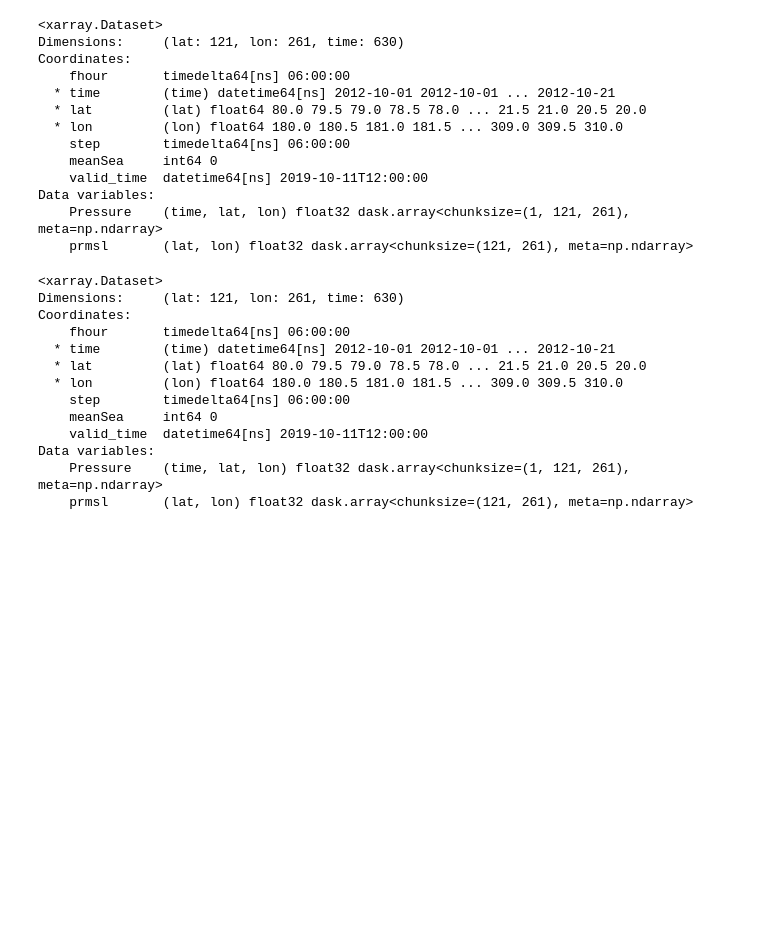
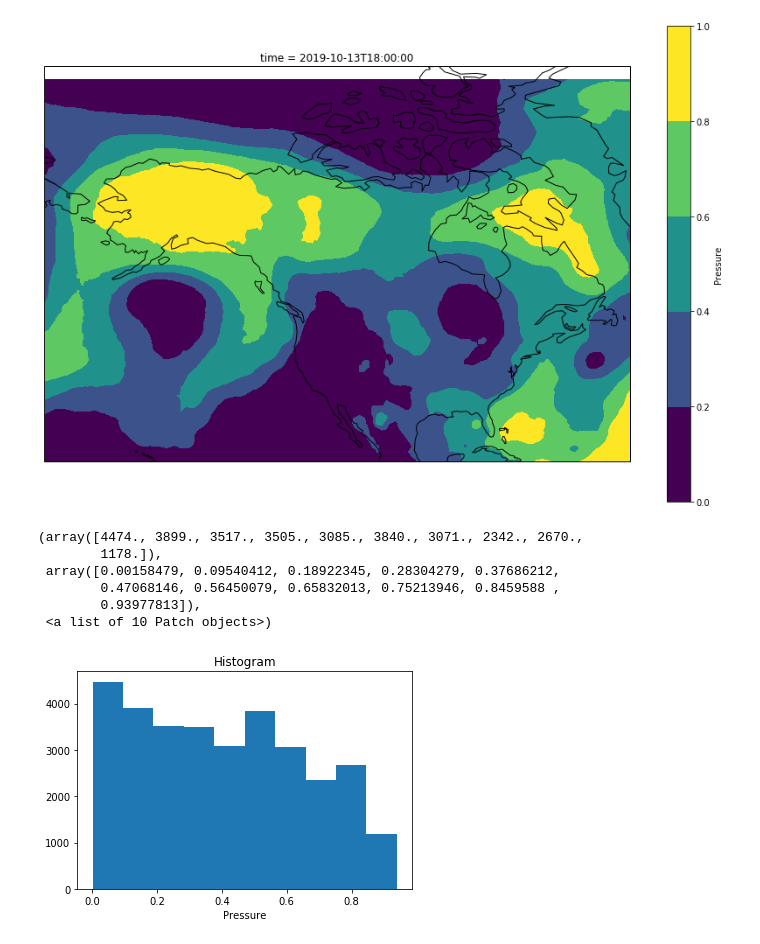
Before and after one commit to aaTman/espr_legacy, a Jupyter notebook: src/test_interp_percentiles.ipynb, the cells around one changed output. Drawn from its saved outputs; the diff is of its cells as text; code cells hidden in the pictures; blank space fills up the shorter version.

```diff
--- a/src/test_interp_percentiles.ipynb
+++ b/src/test_interp_percentiles.ipynb
@@ -88,16 +137,0 @@ merged = xr.merge([mc_mu,gefs_renamed.chunk()])
-# %%
-merged
-# %% [output]
-<xarray.Dataset>
-Dimensions:     (lat: 121, lon: 261, time: 630)
-Coordinates:
-    fhour       timedelta64[ns] 06:00:00
-  * time        (time) datetime64[ns] 2012-10-01 2012-10-01 ... 2012-10-21
-  * lat         (lat) float64 80.0 79.5 79.0 78.5 78.0 ... 21.5 21.0 20.5 20.0
-  * lon         (lon) float64 180.0 180.5 181.0 181.5 ... 309.0 309.5 310.0
-    step        timedelta64[ns] 06:00:00
-    meanSea     int64 0
-    valid_time  datetime64[ns] 2019-10-11T12:00:00
-Data variables:
-    Pressure    (time, lat, lon) float32 dask.array<chunksize=(1, 121, 261), meta=np.ndarray>
-    prmsl       (lat, lon) float32 dask.array<chunksize=(121, 261), meta=np.ndarray>
@@ -120,16 +138,28 @@ def percentile(arr, axis=0):
-# %%
-xu.sin(merged)
-# %% [output]
-<xarray.Dataset>
-Dimensions:     (lat: 121, lon: 261, time: 630)
-Coordinates:
-    fhour       timedelta64[ns] 06:00:00
-  * time        (time) datetime64[ns] 2012-10-01 2012-10-01 ... 2012-10-21
-  * lat         (lat) float64 80.0 79.5 79.0 78.5 78.0 ... 21.5 21.0 20.5 20.0
-  * lon         (lon) float64 180.0 180.5 181.0 181.5 ... 309.0 309.5 310.0
-    step        timedelta64[ns] 06:00:00
-    meanSea     int64 0
-    valid_time  datetime64[ns] 2019-10-11T12:00:00
-Data variables:
-    Pressure    (time, lat, lon) float32 dask.array<chunksize=(1, 121, 261), meta=np.ndarray>
-    prmsl       (lat, lon) float32 dask.array<chunksize=(121, 261), meta=np.ndarray>
+# %%
+gefs_renamed = gefs.rename_dims({'latitude':'lat','longitude':'lon'}).rename_vars({'latitude':'lat','longitude':'lon'})
+new_gefs=gefs_renamed.expand_dims(dim='time')
+mc_mu = mc_mu.drop(['fhour'])
+new_gefs = new_gefs.drop(['step','meanSea','valid_time'])
+new_stacked=xr.concat([mc_mu[[n for n in mc_mu][0]],new_gefs[[n for n in new_gefs][0]]],'time')
+new_stacked = new_stacked.compute()
+percentile = new_stacked.rank('time')/len(new_stacked['time'])
+# %%
+import cartopy.crs as ccrs
+plt.figure(figsize=(15,10));
+ax = plt.axes(projection=ccrs.Miller());
+
+percentile.isel(time=-1).plot.contourf(ax=ax,transform=ccrs.PlateCarree())
+ax.set_extent([-180,-50,20,70])
+ax.coastlines();
+plt.show()
+plt.close('all')
+percentile.isel(time=-1).plot.hist()
+# %% [output]
+[figure, added]
+(array([4474., 3899., 3517., 3505., 3085., 3840., 3071., 2342., 2670.,
+        1178.]),
+ array([0.00158479, 0.09540412, 0.18922345, 0.28304279, 0.37686212,
+        0.47068146, 0.56450079, 0.65832013, 0.75213946, 0.8459588 ,
+        0.93977813]),
+ <a list of 10 Patch objects>)
+[figure, added]
```
Also changed, not shown: parts of 25 cells of this notebook, 2 other files.
